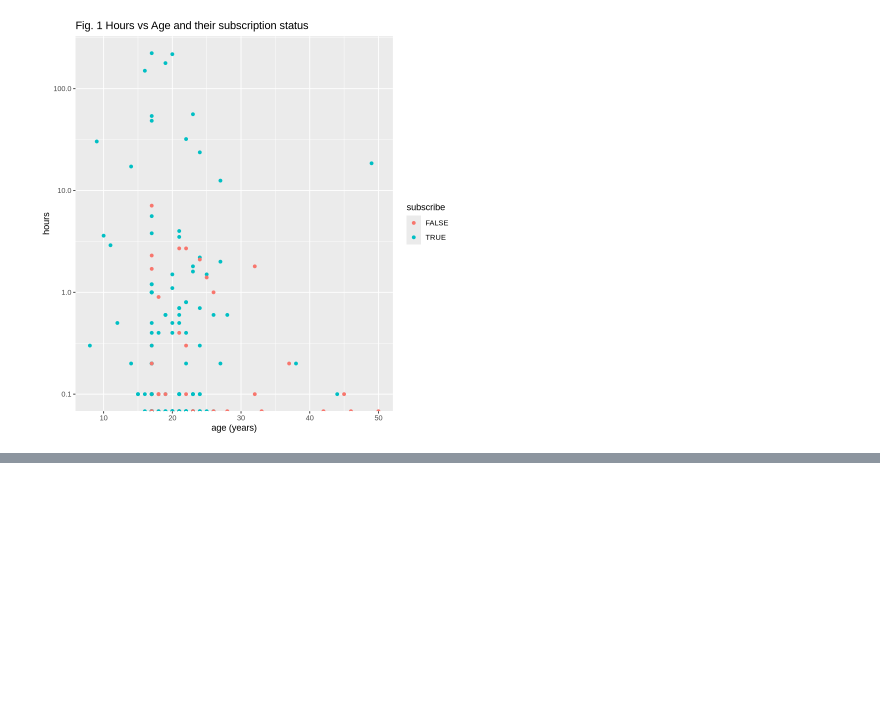
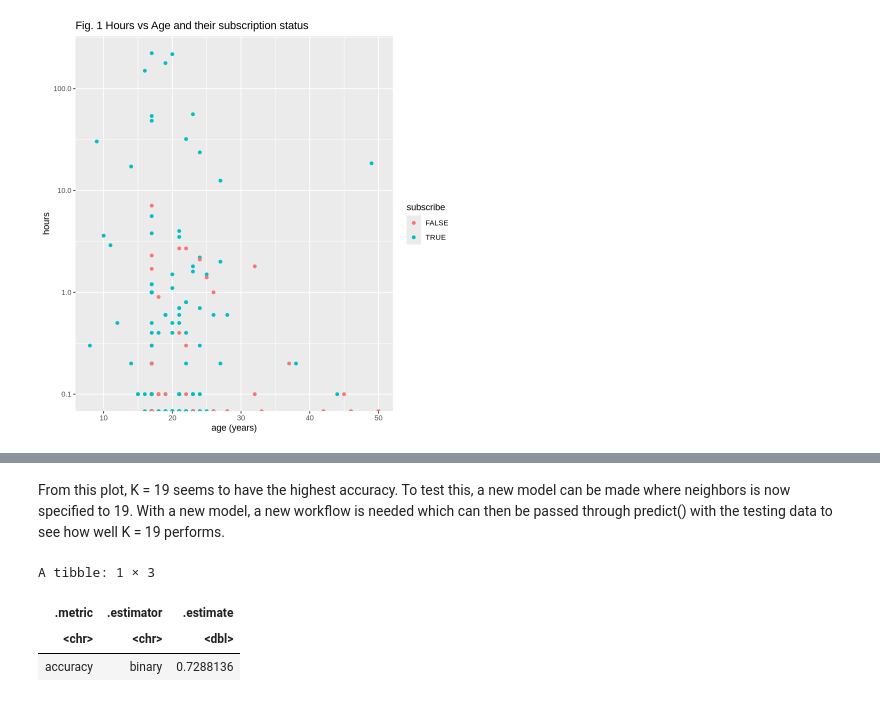
Before and after one commit to drsqs257/dsci-project, a Jupyter notebook: dsci proj.ipynb, the cells around one changed output, grey strips where cells are left out. Saved outputs shown, nothing was run; the diff lists cells and outputs as text; code cells hidden in the pictures; blank space fills up the shorter version.

```diff
--- a/dsci proj.ipynb
+++ b/dsci proj.ipynb
@@ -142,0 +136,22 @@ accuracy_versus_k
+# %% [markdown]
+From this plot, K = 19 seems to have the highest accuracy. To test this, a new model can be made where neighbors is now specified to 19. With a new model, a new workflow is needed which can then be passed through predict() with the testing data to see how well K = 19 performs.
+# %%
+new_spec <- nearest_neighbor(weight_func = "rectangular", neighbors = 19) |>
+    set_engine("kknn") |>
+    set_mode("classification")
+
+new_workflow <- workflow() |>
+    add_recipe(data_recipe) |>
+    add_model(new_spec) |>
+    fit(data_train)
+
+predict <- predict(new_workflow, data_test) |>
+    bind_cols(data_test) |>
+    metrics(truth = subscribe, estimate = .pred_class) |>
+    filter(.metric == "accuracy")
+predict
+# %% [output]
+A tibble: 1 × 3
+| .metric | .estimator | .estimate |
+| <chr> | <chr> | <dbl> |
+| accuracy | binary | 0.7288136 |
```
Also changed, not shown: parts of 5 cells of this notebook.
